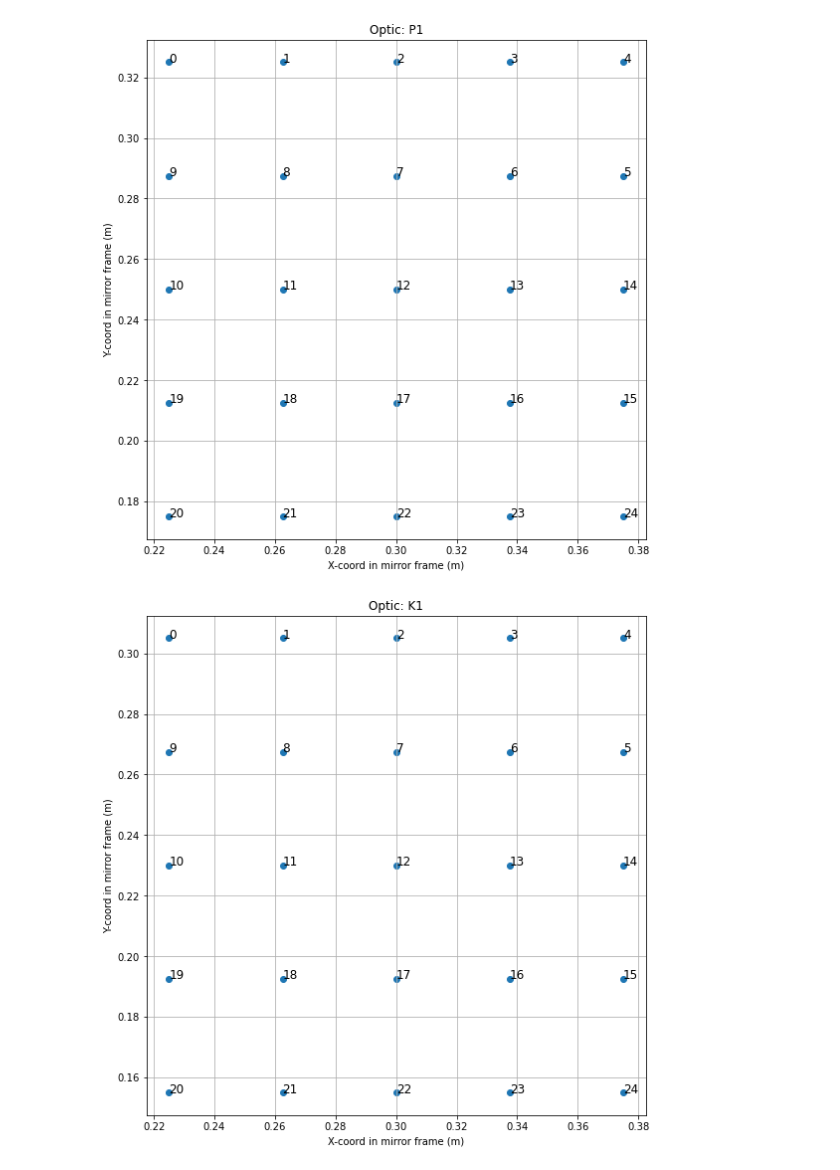
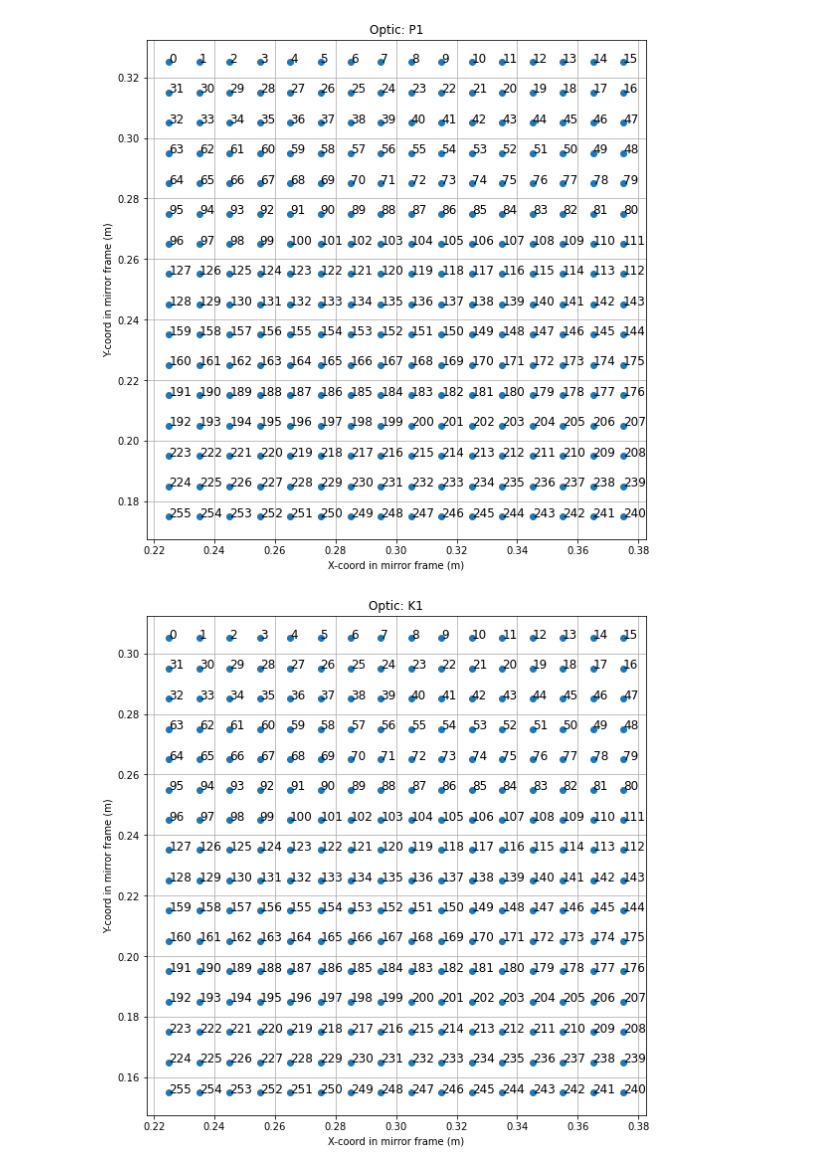
Before and after one commit to evanmayer/hotspot, a Jupyter notebook: data/input/profiles/create_profile.ipynb, the cells around one changed output. Drawn from its saved outputs; the diff is of its cells as text; code cells hidden in the pictures.

```diff
--- a/data/input/profiles/create_profile.ipynb
+++ b/data/input/profiles/create_profile.ipynb
@@ -60,22 +92,40 @@ def raster(num_x, num_y, dim_x, dim_y, offset_x, offset_y, plot=False, name=''):
 # %%
-num_x = 5 # total num points per axis
-num_y = 5
+num_x = 16 # total num points per axis
+num_y = 16
 dim_x = .15 # total extent of region mapped
 dim_y = .15
 
-# Get a raster pattern centered on each optic
+# Get a continuous raster pattern centered on each optic
 for key in MIRRORS.keys():
-    filename = key + '_raster_coarse' + '.csv'
+    filename = key + '_raster' + '.csv'
     X,Y = raster(num_x, num_y, dim_x, dim_y, MIRRORS[key][0]/2, MIRRORS[key][1]/2, plot=True, name=key)
     active_hawkeyes = HAWKEYES[key]
 
     with open(filename, 'w') as f:
         f.write(PROFILE_HEADER)
         for i in range(X.shape[0]):
             for j in range(X.shape[1]):
                 hawkeye_str = ' '.join([str(elem) for elem in active_hawkeyes])
                 line = ','.join([hawkeye_str, str(X[i][j]), str(Y[i][j])]) + '\n'
                 f.write(line)
+
+num_x = 5 # total num points per axis
+num_y = 5
+dim_x = .15 # total extent of region mapped
+dim_y = .15
+# Get a coarser, skipline raster pattern centered on each optic
+for key in MIRRORS.keys():
+    filename = key + '_raster_coarse' + '.csv'
+    X,Y = raster_skipline(num_x, num_y, dim_x, dim_y, MIRRORS[key][0]/2, MIRRORS[key][1]/2, plot=True, name=key)
+    active_hawkeyes = HAWKEYES[key]
+
+    with open(filename, 'w') as f:
+        f.write(PROFILE_HEADER)
+        for i in range(X.shape[0]):
+            for j in range(X.shape[1]):
+                hawkeye_str = ' '.join([str(elem) for elem in active_hawkeyes])
+                line = ','.join([hawkeye_str, str(X[i][j]), str(Y[i][j])]) + '\n'
+                f.write(line)
 # %% [output]
-[figure, old version]
+[figure, new version]
-[figure, old version]
+[figure, new version]
```
Also changed, not shown: parts of 2 cells of this notebook, 5 other files.
